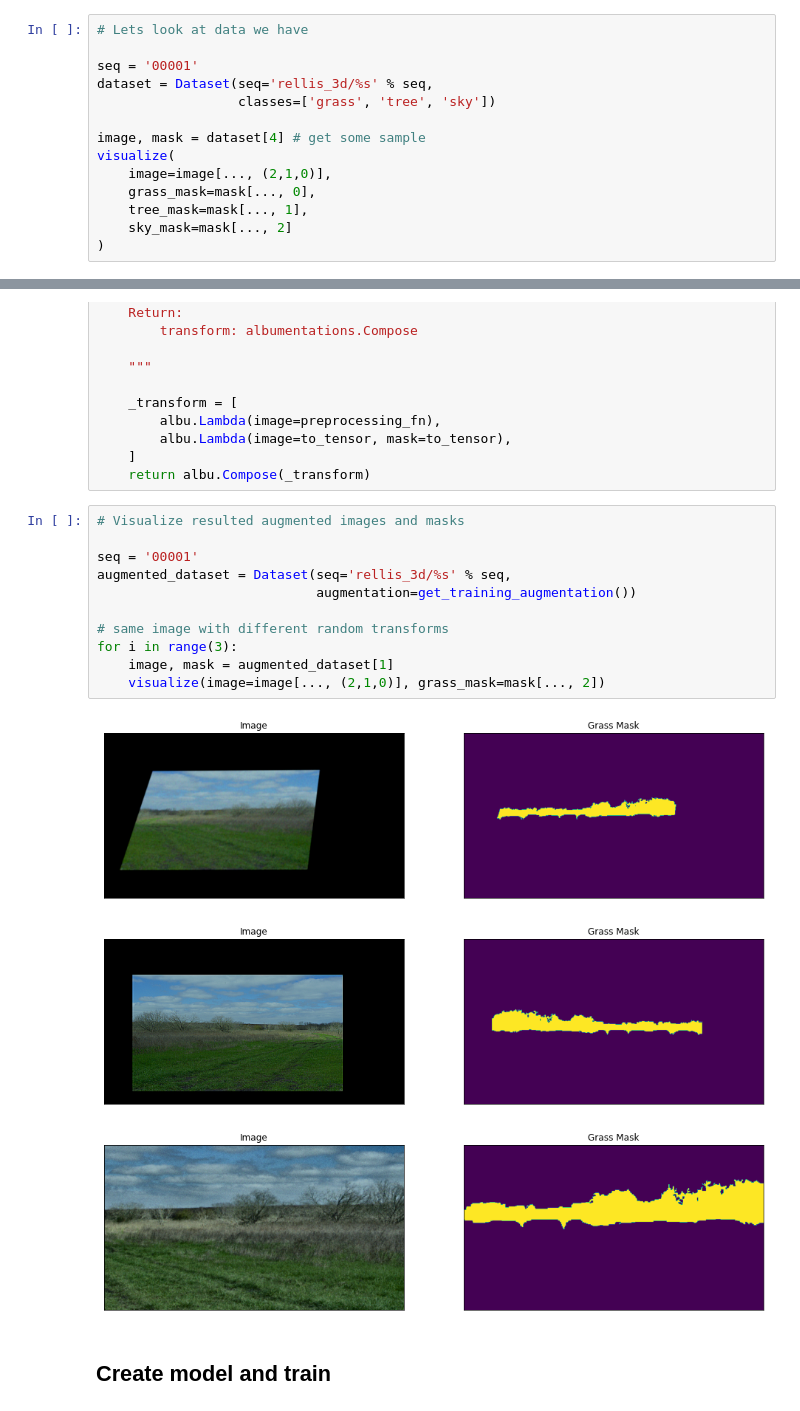
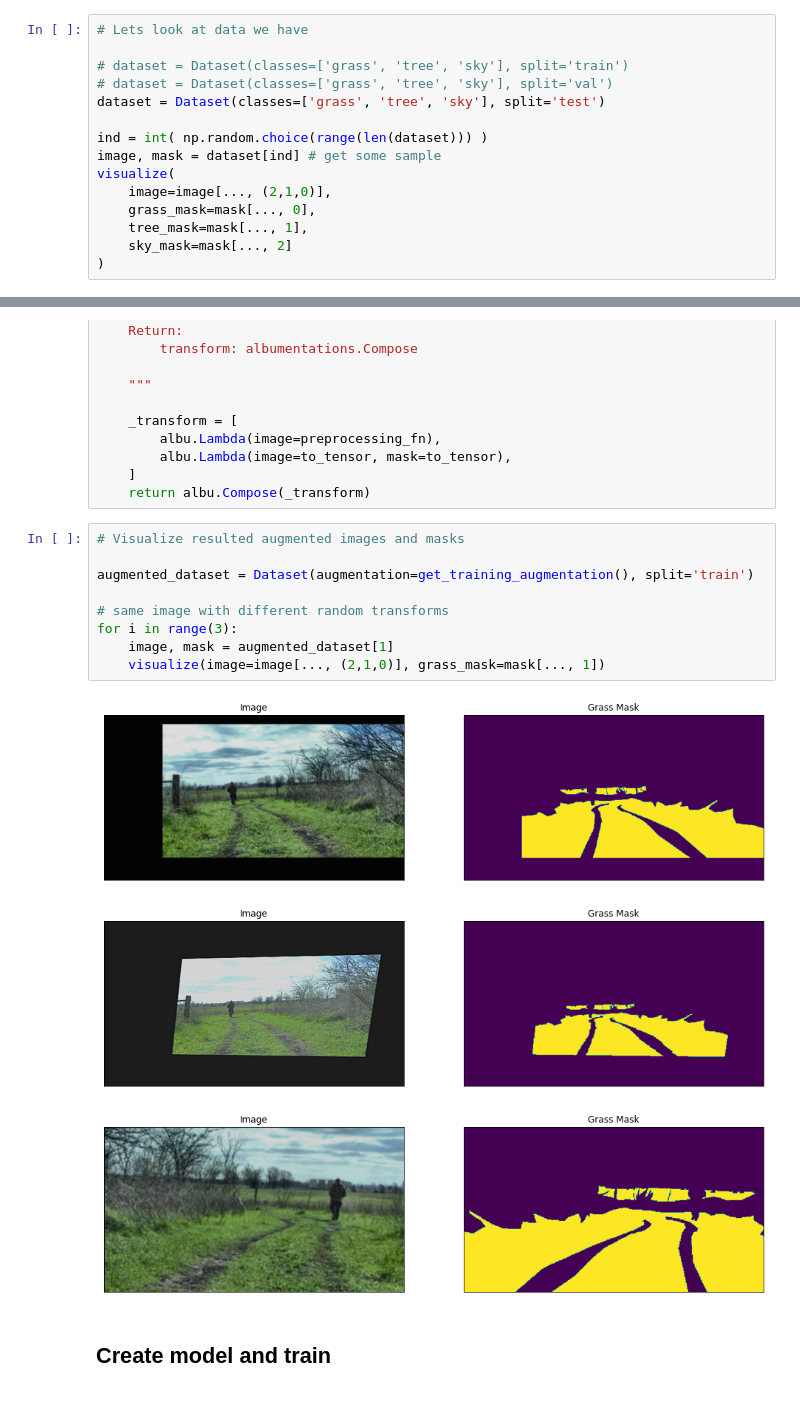
Before and after one commit to ctu-vras/traversability_estimation, a Jupyter notebook: notebooks/segmentation_rellis3d_train_eval.ipynb, the cells around one changed output, grey strips where cells are left out. Saved outputs shown, nothing was run; the diff lists cells and outputs as text.

Commit message:
segmentation datasets split into test, train, val from paths files

```diff
--- a/notebooks/segmentation_rellis3d_train_eval.ipynb
+++ b/notebooks/segmentation_rellis3d_train_eval.ipynb
@@ -22,11 +22,12 @@ from torch.utils.data import DataLoader
 # %%
 # Lets look at data we have
 
-seq = '00001'
-dataset = Dataset(seq='rellis_3d/%s' % seq,
-                  classes=['grass', 'tree', 'sky'])
+# dataset = Dataset(classes=['grass', 'tree', 'sky'], split='train')
+# dataset = Dataset(classes=['grass', 'tree', 'sky'], split='val')
+dataset = Dataset(classes=['grass', 'tree', 'sky'], split='test')
 
-image, mask = dataset[4] # get some sample
+ind = int( np.random.choice(range(len(dataset))) )
+image, mask = dataset[ind] # get some sample
 visualize(
     image=image[..., (2,1,0)],
     grass_mask=mask[..., 0],
@@ -140,18 +141,16 @@ def get_preprocessing(preprocessing_fn):
 # %%
 # Visualize resulted augmented images and masks
 
-seq = '00001'
-augmented_dataset = Dataset(seq='rellis_3d/%s' % seq,
-                            augmentation=get_training_augmentation())
+augmented_dataset = Dataset(augmentation=get_training_augmentation(), split='train')
 
 # same image with different random transforms
 for i in range(3):
     image, mask = augmented_dataset[1]
-    visualize(image=image[..., (2,1,0)], grass_mask=mask[..., 2])
+    visualize(image=image[..., (2,1,0)], grass_mask=mask[..., 1])
 # %% [output]
-[figure, old version]
+[figure, new version]
-[figure, old version]
+[figure, new version]
-[figure, old version]
+[figure, new version]
 # %% [markdown]
 ## Create model and train
 # %%
```
Also changed, not shown: parts of 4 cells of this notebook, 4 other files.
